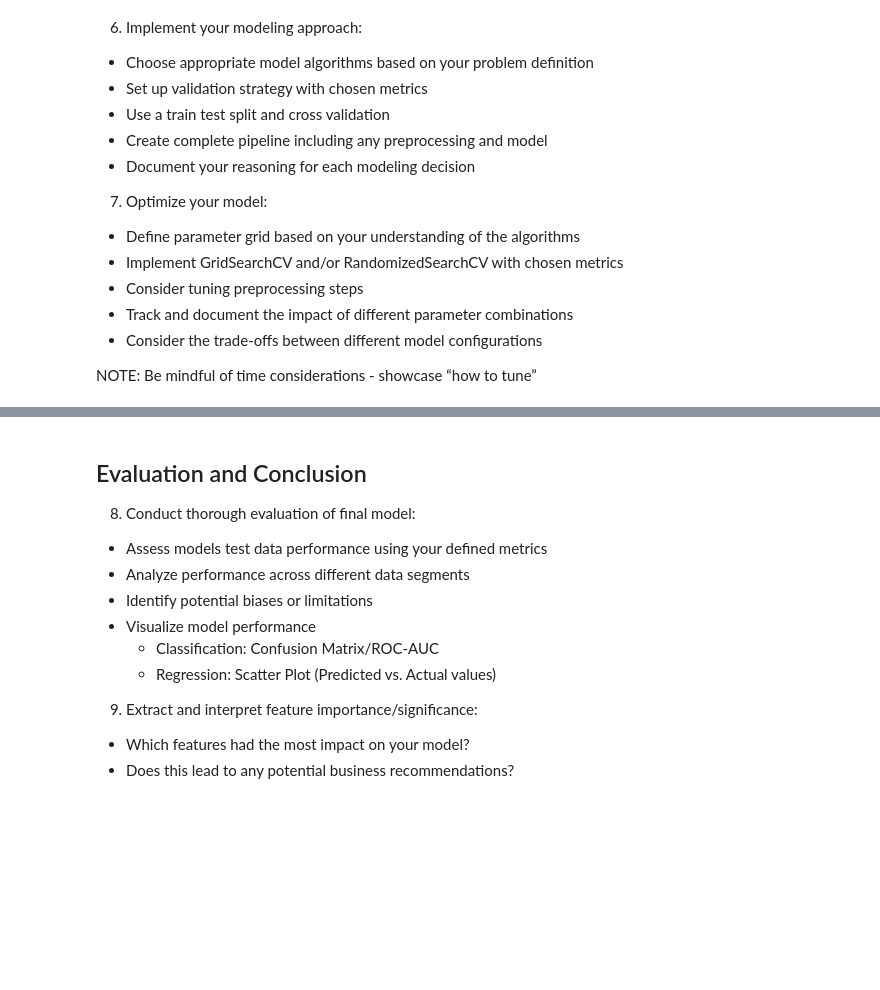
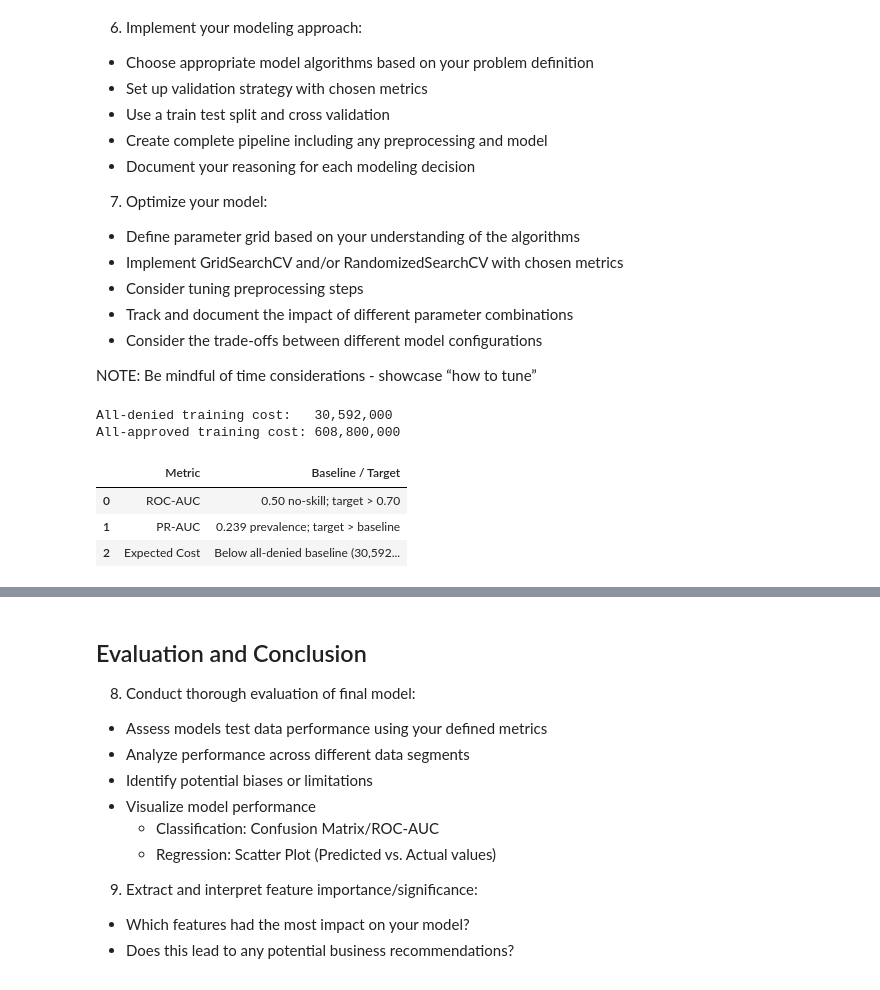
Before and after one commit to donjuel003/Loan-Approval-Model, a Jupyter notebook: financial_loan_risk.ipynb, the cells around one changed output, grey strips where cells are left out. Cells and saved outputs as stored; diff of their text form; code cells hidden in the pictures; blank space fills up the shorter version.

```diff
--- a/financial_loan_risk.ipynb
+++ b/financial_loan_risk.ipynb
@@ -635,3 +661,27 @@ def cost_scorer(estimator, X, y):
+# %%
+# Baseline policies
+all_denied_cost = business_error_cost(y_train, np.zeros(len(y_train), dtype=int))
+all_approved_cost = business_error_cost(y_train, np.ones(len(y_train), dtype=int))
+
+print(f"All-denied training cost:   {all_denied_cost:,.0f}")
+print(f"All-approved training cost: {all_approved_cost:,.0f}")
+
+baseline_targets = pd.DataFrame({
+    "Metric": ["ROC-AUC", "PR-AUC", "Expected Cost"],
+    "Baseline / Target": [
+        "0.50 no-skill; target > 0.70",
+        f"{approval_rate:.3f} prevalence; target > baseline",
+        f"Below all-denied baseline ({all_denied_cost:,.0f} on training set)"
+    ]
+})
+display(baseline_targets)
+# %% [output]
+All-denied training cost:   30,592,000
+All-approved training cost: 608,800,000
+|  | Metric | Baseline / Target |
+| 0 | ROC-AUC | 0.50 no-skill; target > 0.70 |
+| 1 | PR-AUC | 0.239 prevalence; target > baseline |
+| 2 | Expected Cost | Below all-denied baseline (30,592... |
 # %%
 
 # Train-test split
```
Also changed, not shown: parts of 18 cells of this notebook.
